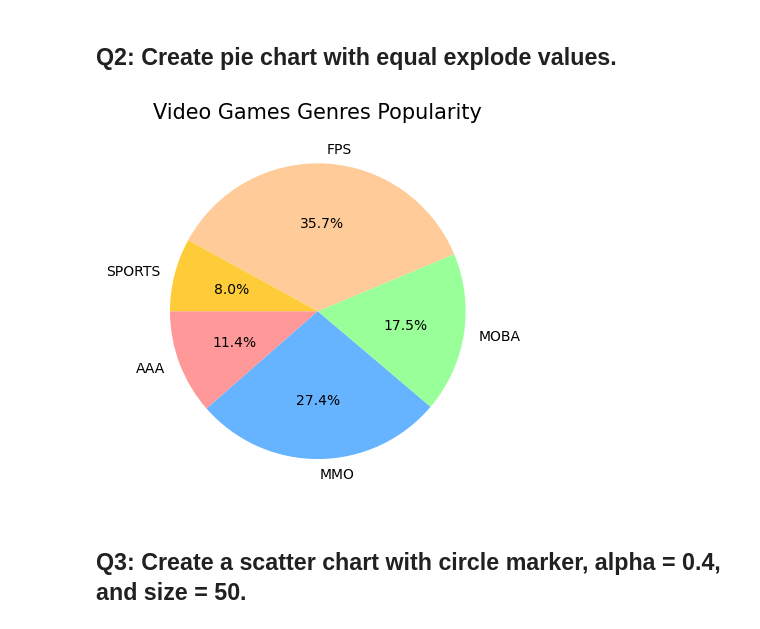
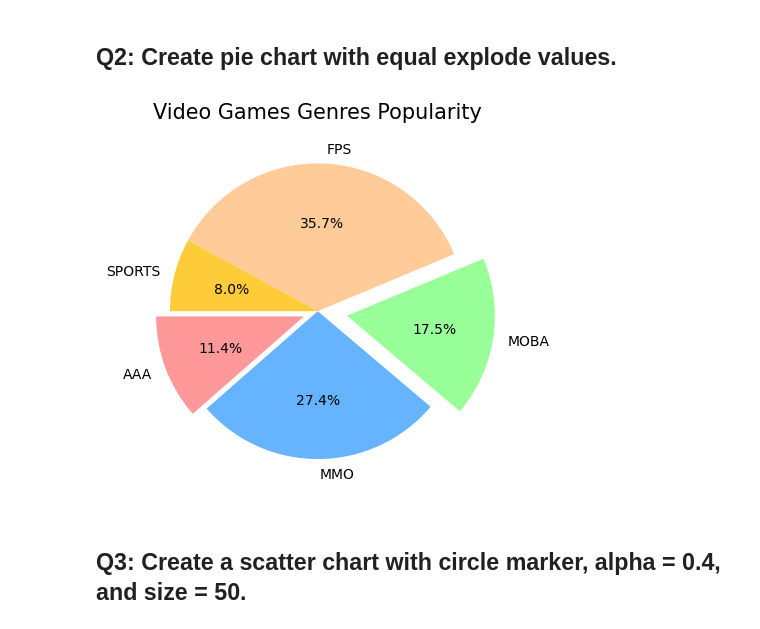
Before and after one commit to Tuwaiq-Data-Science-Bootcamp-V4/Matplotlib-Lab1, a Jupyter notebook: Matplotlib_Assignment1_Solution.ipynb, the cells around one changed output. Cells and saved outputs as stored; diff of their text form; code cells hidden in the pictures.

```diff
--- a/Matplotlib_Assignment1_Solution.ipynb
+++ b/Matplotlib_Assignment1_Solution.ipynb
@@ -34,14 +34,15 @@ plt.show()
 # %%
 games_genre = ['AAA', 'MMO', 'MOBA', 'FPS', 'SPORTS']
 pop = [12789453, 30562321, 19537583, 39903202, 8908332]
 
 colors = ['#ff9999','#66b3ff','#99ff99','#ffcc99', '#ffcc39']
 
 plt.title('Video Games Genres Popularity', fontsize = 15)
-plt.pie(pop, labels = games_genre, autopct = '%1.1f%%', colors = colors, startangle = 180, radius = 1)
+plt.pie(pop, labels = games_genre, autopct = '%1.1f%%', colors = colors,
+        startangle = 180, radius = 1, explode = [0.1, 0, 0.2, 0, 0])
 plt.show()
 # %% [output]
-[figure, old version]
+[figure, new version]
 # %% [markdown]
 ## Q3: Create a scatter chart with circle marker, alpha = 0.4, and size = 50.
 # %%
```
Also changed, not shown: 1 other file.
